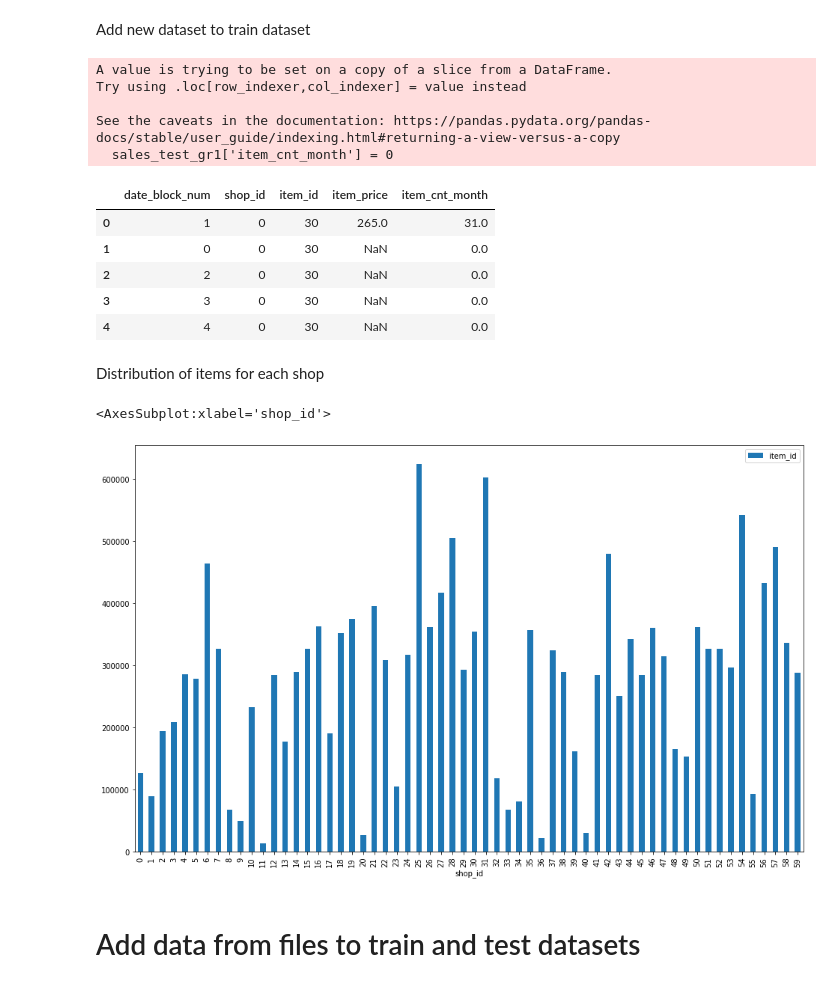
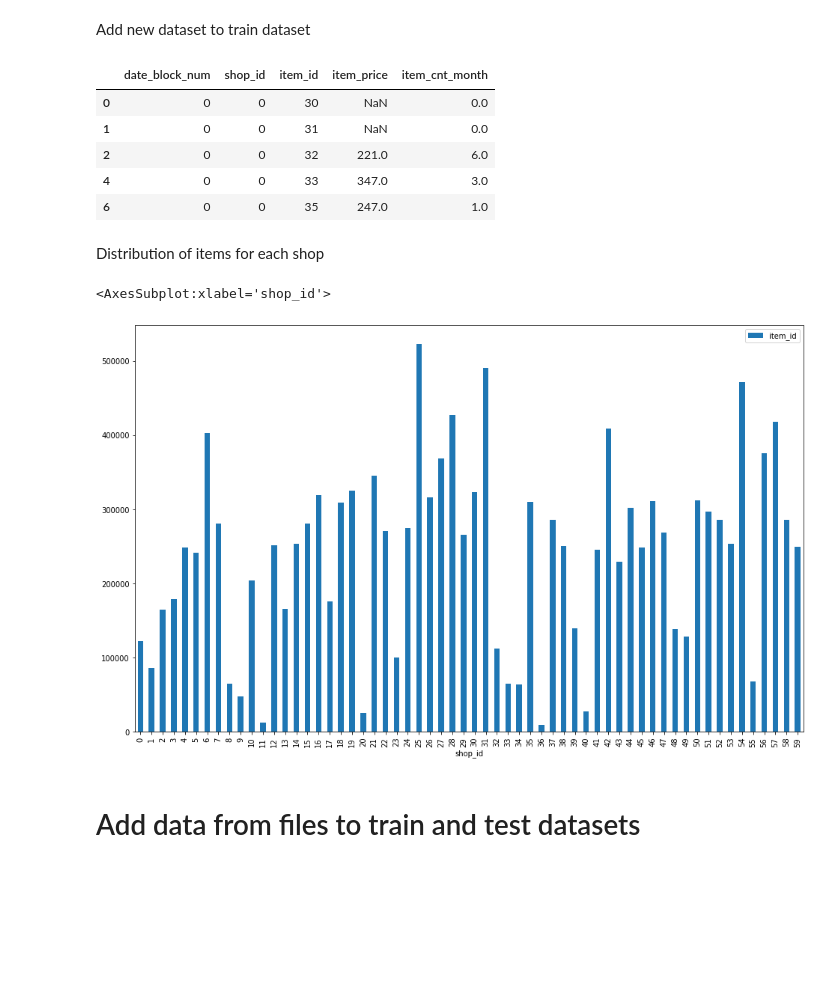
Before and after one commit to beatwad/predict_future_sales, a Jupyter notebook: Pred_Fut_Sales.ipynb, the cells around one changed output. Cells and saved outputs as stored; diff of their text form; code cells hidden in the pictures; blank space fills up the shorter version.

```diff
--- a/Pred_Fut_Sales.ipynb
+++ b/Pred_Fut_Sales.ipynb
@@ -359,14 +344,10 @@ So, in train dataset we find positive and negative values, but don't find zero.
 # %% [markdown]
 Add new dataset to train dataset
 # %%
-sales_test_gr1 = sales_test.loc[~sales_test.item_id.isin(sales_train_gr.item_id)]
-sales_test_gr1['item_cnt_month'] = 0
+sales_test_gr1 = sales_test.loc[~sales_test.item_id.isin(sales_train_gr.item_id)].copy()
+sales_test_gr1.loc[:, 'item_cnt_month'] = 0
 
-sales_train_gr = pd.concat([sales_train_gr, sales_test_gr1]).sort_values(['shop_id',
-                                                                          'item_id']).reset_index(drop=True)
+# uncomment, if you want to add test set
+# sales_train_gr = pd.concat([sales_train_gr, sales_test_gr1]).sort_values(['shop_id',
+#                                                                           'item_id']).reset_index(drop=True)
+# sales_train_gr.loc[sales_train_gr.date_block_num == 34, 'date_block_num'] = 33
-# %% [output]
-A value is trying to be set on a copy of a slice from a DataFrame.
-Try using .loc[row_indexer,col_indexer] = value instead
-
-See the caveats in the documentation: https://pandas.pydata.org/pandas-docs/stable/user_guide/indexing.html#returning-a-view-versus-a-copy
-  sales_test_gr1['item_cnt_month'] = 0
@@ -392,24 +364,26 @@ sales_train_gr1 = sales_train_gr1.set_index(['shop_id',
 sales_train_gr1.item_cnt_month.fillna(0, inplace=True)
 # %%
 sales_train_gr2 = pd.concat([sales_train_gr,
-                             sales_train_gr1[sales_train_gr1.item_price.isnull()]]).sort_values(['shop_id',
+                             sales_train_gr1[sales_train_gr1.item_price.isnull()]]).sort_values(['date_block_num',
+                                                                                                 'shop_id',
                                                                                                  'item_id']).reset_index(drop=True)
 
+sales_train_gr2.drop_duplicates(subset = ['date_block_num', 'shop_id', 'item_id'], inplace=True)
 sales_train_gr2.head()
 # %% [output]
 |  | date_block_num | shop_id | item_id | item_price | item_cnt_month |
-| 0 | 1 | 0 | 30 | 265.0 | 31.0 |
-| 1 | 0 | 0 | 30 | NaN | 0.0 |
-| 2 | 2 | 0 | 30 | NaN | 0.0 |
-| 3 | 3 | 0 | 30 | NaN | 0.0 |
-| 4 | 4 | 0 | 30 | NaN | 0.0 |
+| 0 | 0 | 0 | 30 | NaN | 0.0 |
+| 1 | 0 | 0 | 31 | NaN | 0.0 |
+| 2 | 0 | 0 | 32 | 221.0 | 6.0 |
+| 4 | 0 | 0 | 33 | 347.0 | 3.0 |
+| 6 | 0 | 0 | 35 | 247.0 | 1.0 |
 # %% [markdown]
 Distribution of items for each shop
 # %%
 sales_train_gr2.groupby('shop_id').agg({'item_id': 'count'}).plot.bar(figsize=(16, 10))
 # %% [output]
 <AxesSubplot:xlabel='shop_id'>
-[figure, old version]
+[figure, new version]
 # %% [markdown]
 # Add data from files to train and test datasets
 # %% [markdown]
```
Also changed, not shown: parts of 26 cells of this notebook.
